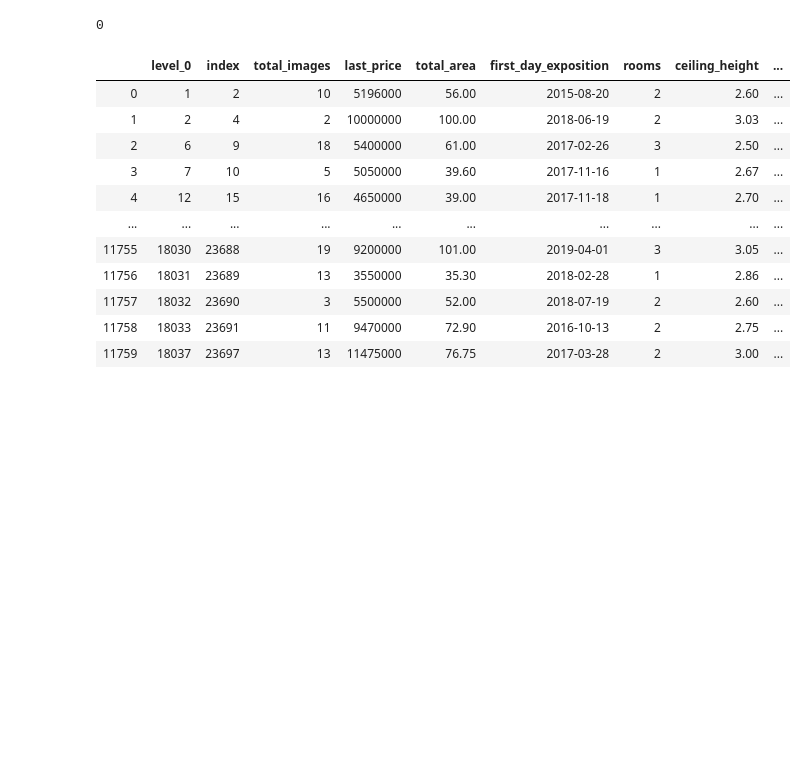
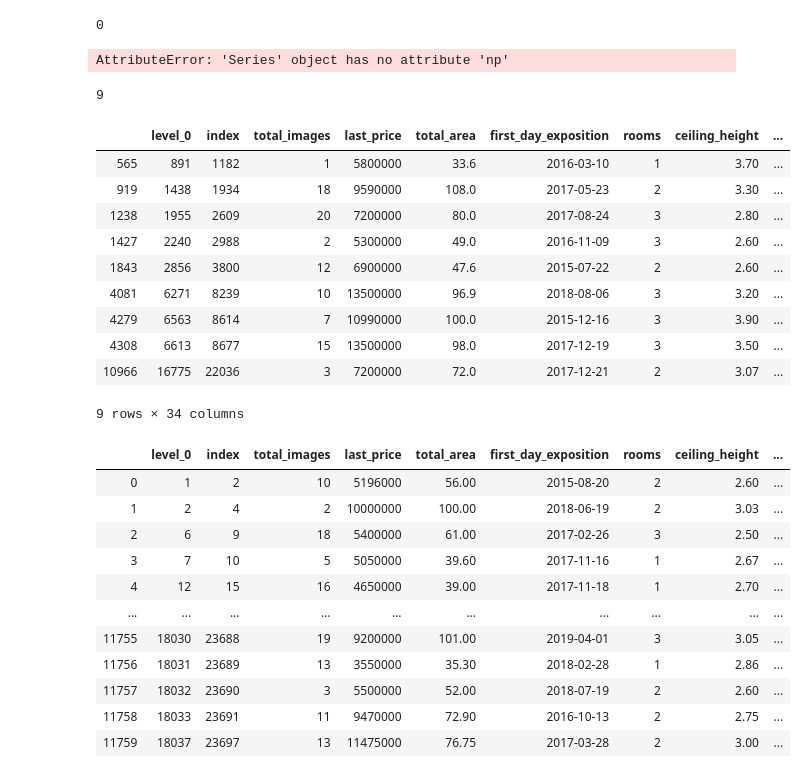
Before and after one commit to ViacheslavPogorelyy/YaP, a Jupyter notebook: part_number_two/project_2.ipynb, the cells around one changed output. Drawn from its saved outputs; the diff is of its cells as text; code cells hidden in the pictures; blank space fills up the shorter version.

Commit message:
Add files via upload
inf values in spb

```diff
--- a/part_number_two/project_2.ipynb
+++ b/part_number_two/project_2.ipynb
@@ -599,17 +599,40 @@ without_trash['nearest_km'] = without_trash['cityCenters_nearest'] / 1000
 # %% [markdown]
 Поскольку у нас остались пропуски в колонке Расстояние до центра, то мы специально заменим их 0, для перевода столбца к целым числам. Для дальнейшено рассчета все нулевые значения устраним.
 # %%
-without_trash['nearest_km'] = without_trash['nearest_km'].fillna(110)
+without_trash['nearest_km'] = without_trash['nearest_km'].fillna(9999)
 # %%
 without_trash['nearest_km'] = (round(without_trash['nearest_km'], 0)).astype(int)
 # %%
-spb = without_trash.query('locality_name == "Санкт-Петербург" and nearest_km != 100').reset_index()
+spb = without_trash.query('locality_name == "Санкт-Петербург" and nearest_km != 9999').reset_index()
 # %%
 spb['last_price'].isna().sum()
 # %% [output]
 0
 # %%
-spb['mean_price_for_km'] =  (spb['last_price'] / spb['nearest_km']).astype(int)
+spb['mean_price_for_km'] =  round((spb['last_price'] / spb['nearest_km']), 1)
+#spb['mean_price_for_km'] =  spb['mean_price_for_km'].astype(int)
+spb['mean_price_for_km'].sort_values(ascending = False)
+spb['mean_price_for_km'].np.isinf().sum()
+# %% [output]
+AttributeError: 'Series' object has no attribute 'np'
+# %%
+np.isinf(spb['mean_price_for_km']).sum()
+# %% [output]
+9
+# %%
+spb[np.isinf(spb['mean_price_for_km']) == True]
+# %% [output]
+|  | level_0 | index | total_images | last_price | total_area | first_day_exposition | rooms | ceiling_height | ... |
+| 565 | 891 | 1182 | 1 | 5800000 | 33.6 | 2016-03-10 | 1 | 3.70 | ... |
+| 919 | 1438 | 1934 | 18 | 9590000 | 108.0 | 2017-05-23 | 2 | 3.30 | ... |
+| 1238 | 1955 | 2609 | 20 | 7200000 | 80.0 | 2017-08-24 | 3 | 2.80 | ... |
+| 1427 | 2240 | 2988 | 2 | 5300000 | 49.0 | 2016-11-09 | 3 | 2.60 | ... |
+| 1843 | 2856 | 3800 | 12 | 6900000 | 47.6 | 2015-07-22 | 2 | 2.60 | ... |
+| 4081 | 6271 | 8239 | 10 | 13500000 | 96.9 | 2018-08-06 | 3 | 3.20 | ... |
+| 4279 | 6563 | 8614 | 7 | 10990000 | 100.0 | 2015-12-16 | 3 | 3.90 | ... |
+| 4308 | 6613 | 8677 | 15 | 13500000 | 98.0 | 2017-12-19 | 3 | 3.50 | ... |
+| 10966 | 16775 | 22036 | 3 | 7200000 | 72.0 | 2017-12-21 | 2 | 3.07 | ... |
+9 rows × 34 columns
 # %%
 spb
 # %% [output]
```
